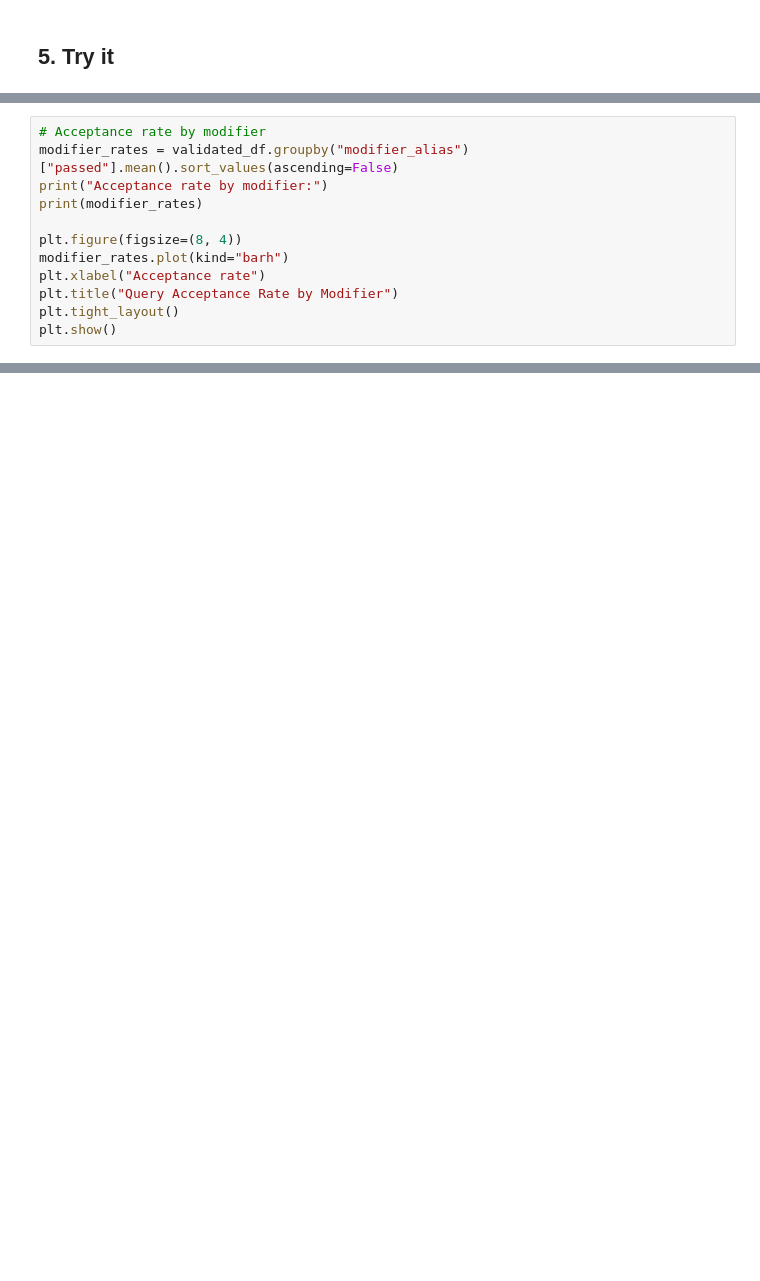
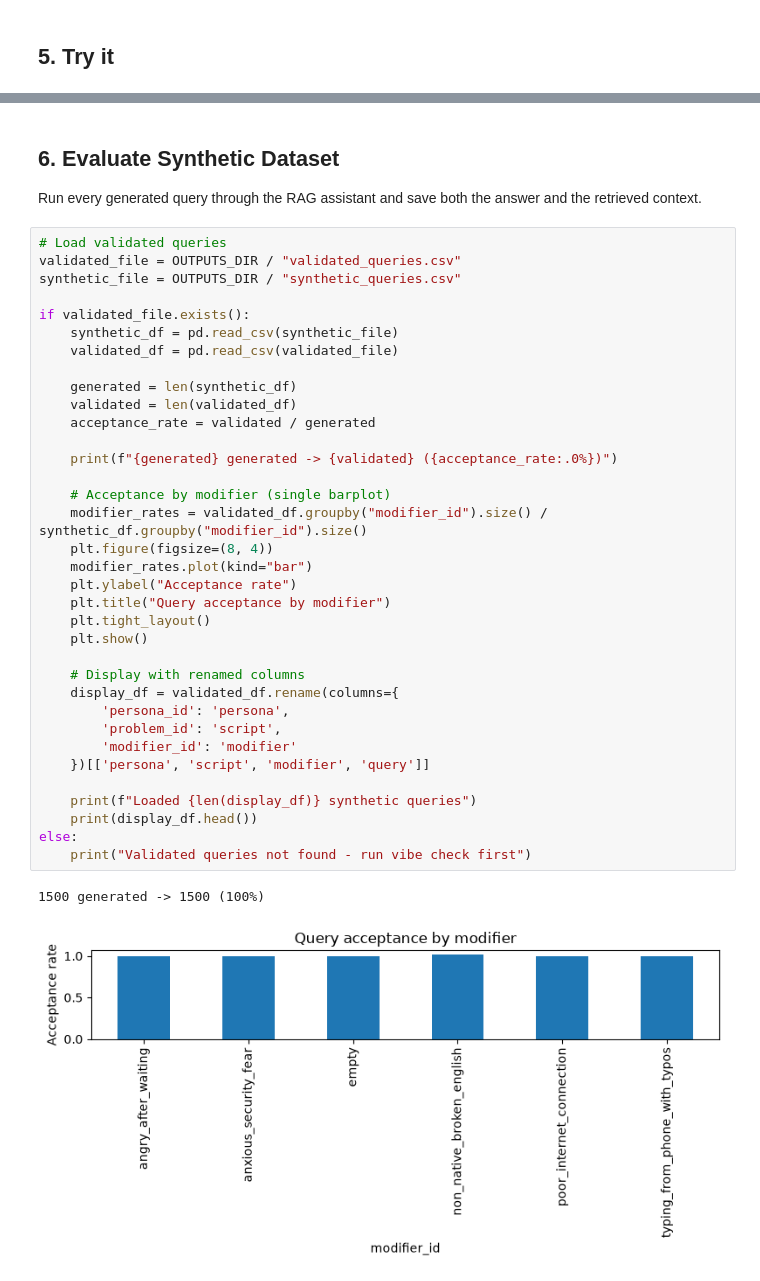
Before and after one commit to vstakhovsky/chatbot-evals-ai, a Jupyter notebook: notebooks/01_rag_evals.ipynb, the cells around one changed output, grey strips where cells are left out. Saved outputs shown, nothing was run; the diff lists cells and outputs as text; blank space fills up the shorter version.

```diff
--- a/notebooks/01_rag_evals.ipynb
+++ b/notebooks/01_rag_evals.ipynb
@@ -419,12 +136,0 @@ Validated 1500 queries
-# %%
-# Acceptance rate by modifier
-modifier_rates = validated_df.groupby("modifier_alias")["passed"].mean().sort_values(ascending=False)
-print("Acceptance rate by modifier:")
-print(modifier_rates)
-
-plt.figure(figsize=(8, 4))
-modifier_rates.plot(kind="barh")
-plt.xlabel("Acceptance rate")
-plt.title("Query Acceptance Rate by Modifier")
-plt.tight_layout()
-plt.show()
@@ -1206,0 +166,42 @@ Key findings:
+# %% [markdown]
+## 6. Evaluate Synthetic Dataset
+
+Run every generated query through the RAG assistant and save both the answer and the retrieved context.
+# %%
+# Load validated queries
+validated_file = OUTPUTS_DIR / "validated_queries.csv"
+synthetic_file = OUTPUTS_DIR / "synthetic_queries.csv"
+
+if validated_file.exists():
+    synthetic_df = pd.read_csv(synthetic_file)
+    validated_df = pd.read_csv(validated_file)
+
+    generated = len(synthetic_df)
+    validated = len(validated_df)
+    acceptance_rate = validated / generated
+
+    print(f"{generated} generated -> {validated} ({acceptance_rate:.0%})")
+
+    # Acceptance by modifier (single barplot)
+    modifier_rates = validated_df.groupby("modifier_id").size() / synthetic_df.groupby("modifier_id").size()
+    plt.figure(figsize=(8, 4))
+    modifier_rates.plot(kind="bar")
+    plt.ylabel("Acceptance rate")
+    plt.title("Query acceptance by modifier")
+    plt.tight_layout()
+    plt.show()
+
+    # Display with renamed columns
+    display_df = validated_df.rename(columns={
+        'persona_id': 'persona',
+        'problem_id': 'script',
+        'modifier_id': 'modifier'
+    })[['persona', 'script', 'modifier', 'query']]
+
+    print(f"Loaded {len(display_df)} synthetic queries")
+    print(display_df.head())
+else:
+    print("Validated queries not found - run vibe check first")
+# %% [output]
+1500 generated -> 1500 (100%)
+[figure, added]
```
Also changed, not shown: parts of 64 cells of this notebook.
